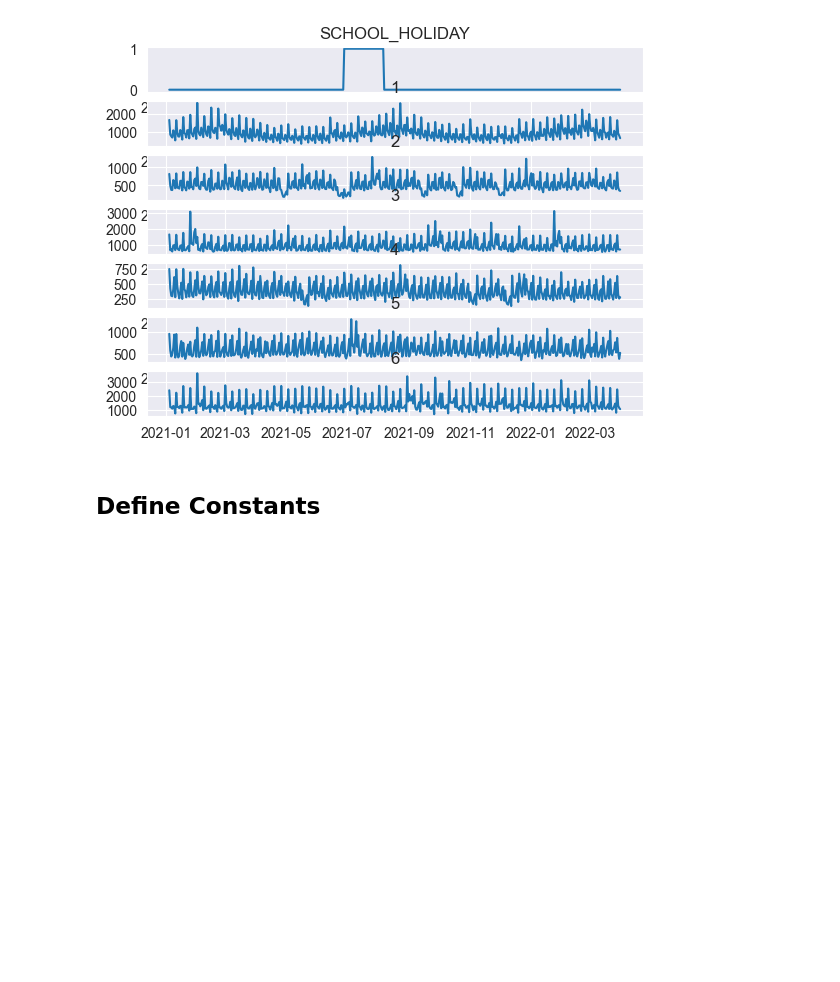
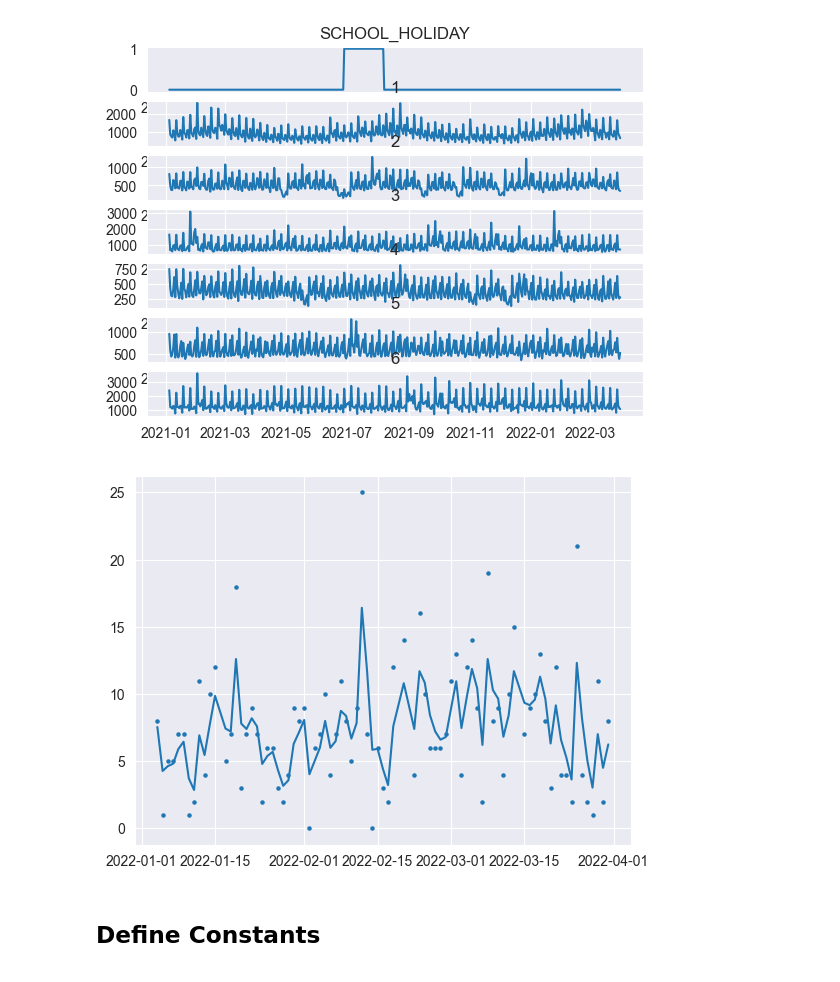
Before and after one commit to kerimcharfi/machinelearningExercise, a Jupyter notebook: exercise_1.ipynb, the cells around one changed output. Saved outputs shown, nothing was run; the diff lists cells and outputs as text; code cells hidden in the pictures; blank space fills up the shorter version.

```diff
--- a/exercise_1.ipynb
+++ b/exercise_1.ipynb
@@ -162,3 +155,16 @@ from tensorflow.keras.callbacks import EarlyStopping, ReduceLROnPlateau
+# %%
+df["ewm"] = df.groupby(['P_ID', 'L_ID'], sort=False)['SALES'].transform(lambda x: x.ewm(halflife=1).mean()).values
+
+fig, ax = plt.subplots()
+plot_data = df[(df.P_ID == 1) & (df.L_ID == 1) & (df.DATE > "2022-01-03") & (df.DATE < "2022-04-25")]
+ax.scatter(plot_data["DATE"], plot_data["SALES"], s=5)
+ax.plot(plot_data["DATE"], plot_data["ewm"])
+# ax.set(xlim=(0, 8), xticks=np.arange(1, 8),
+#        ylim=(0, 8), yticks=np.arange(1, 8))
+
+plt.show()
+# %% [output]
+[figure, added]
 # %% [markdown]
 ## Define Constants
 <a id= "cons"> </a>
```
Also changed, not shown: parts of 1 cell of this notebook.
